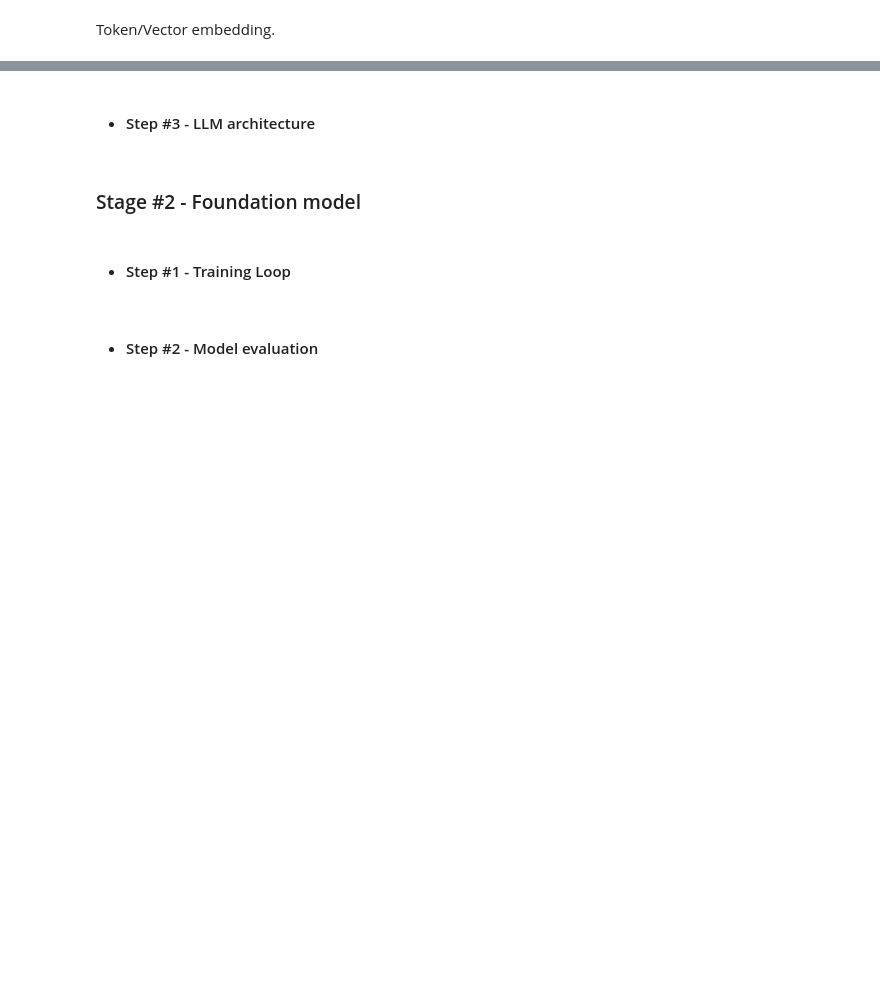
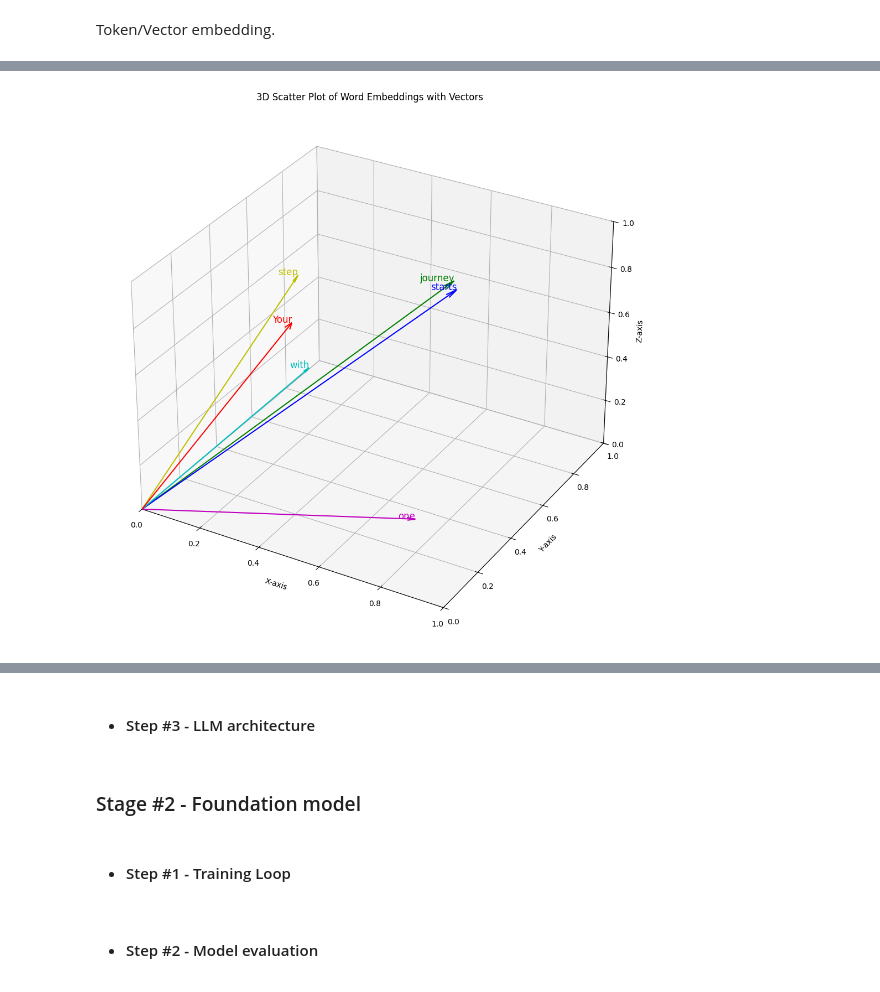
Before and after one commit to shatadrusaha/python-examples, a Jupyter notebook: llm-from-scratch/llm-from-scratch.ipynb, the cells around one changed output, grey strips where cells are left out. Drawn from its saved outputs; the diff is of its cells as text; code cells hidden in the pictures; blank space fills up the shorter version.

```diff
--- a/llm-from-scratch/llm-from-scratch.ipynb
+++ b/llm-from-scratch/llm-from-scratch.ipynb
@@ -675,0 +957,28 @@ Model path: /Users/shaz/gensim-data/word2vec-google-news-300/word2vec-google-new
+# %%
+# Create 3D scatter plot with vectors from origin to each point, using different colors.
+fig = plt.figure(figsize=(10, 12))
+ax = fig.add_subplot(111, projection='3d')
+
+# Define colors for each point.
+colors = ['r', 'g', 'b', 'c', 'm', 'y']
+
+# Plot each vector with a different color and annotate with the corresponding word.
+for (x, y, z, word, color) in zip(x_coords, y_coords, z_coords, words, colors):
+    ax.quiver(0, 0, 0, x, y, z, color=color, arrow_length_ratio=0.03)
+    ax.text(x, y, z, word, fontsize=12, ha='right', color=color)
+
+# Set labels for axes.
+ax.set_xlabel('X-axis')
+ax.set_ylabel('Y-axis')
+ax.set_zlabel('Z-axis')
+
+# Set the limits for each axis.
+ax.set_xlim([0, 1])
+ax.set_ylim([0, 1])
+ax.set_zlim([0, 1])
+
+plt.title('3D Scatter Plot of Word Embeddings with Vectors')
+plt.tight_layout()
+plt.show()
+# %% [output]
+[figure, added]
```
Also changed, not shown: parts of 30 cells of this notebook, 2 other files.
